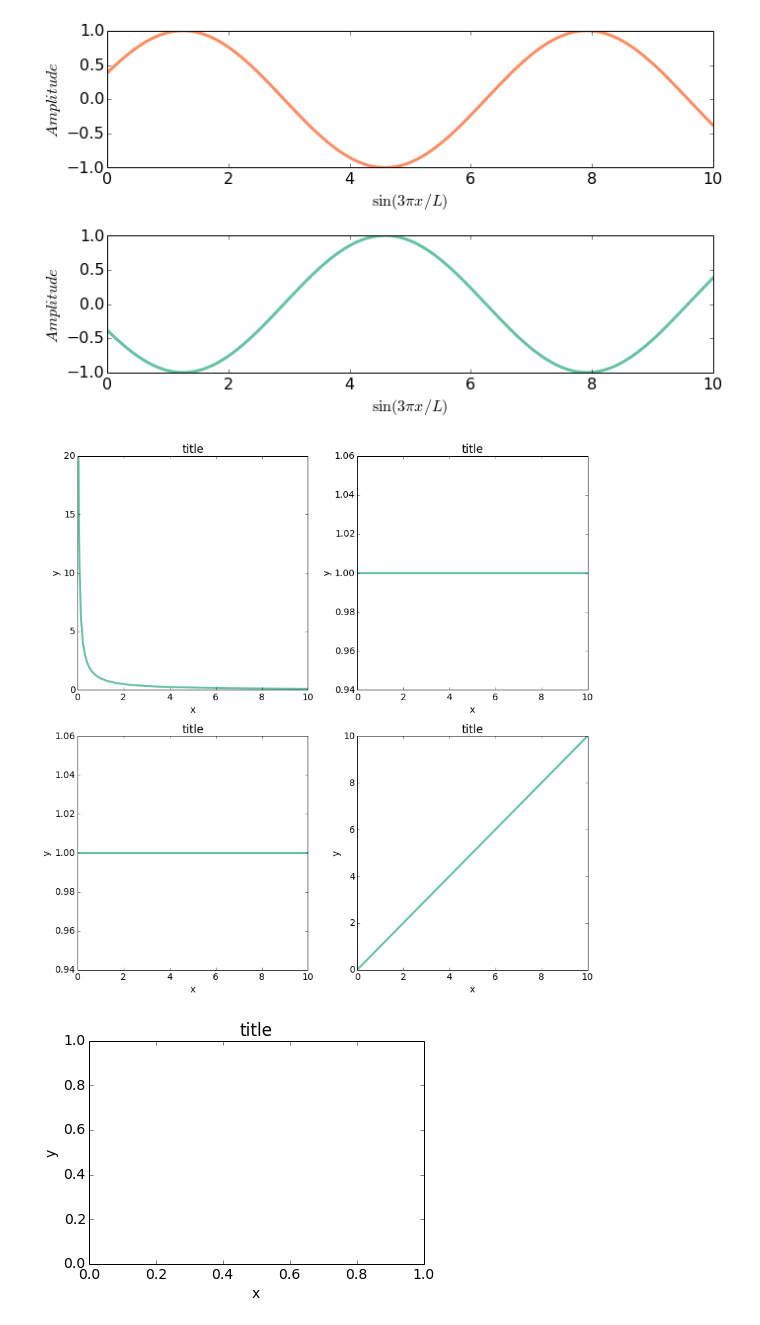
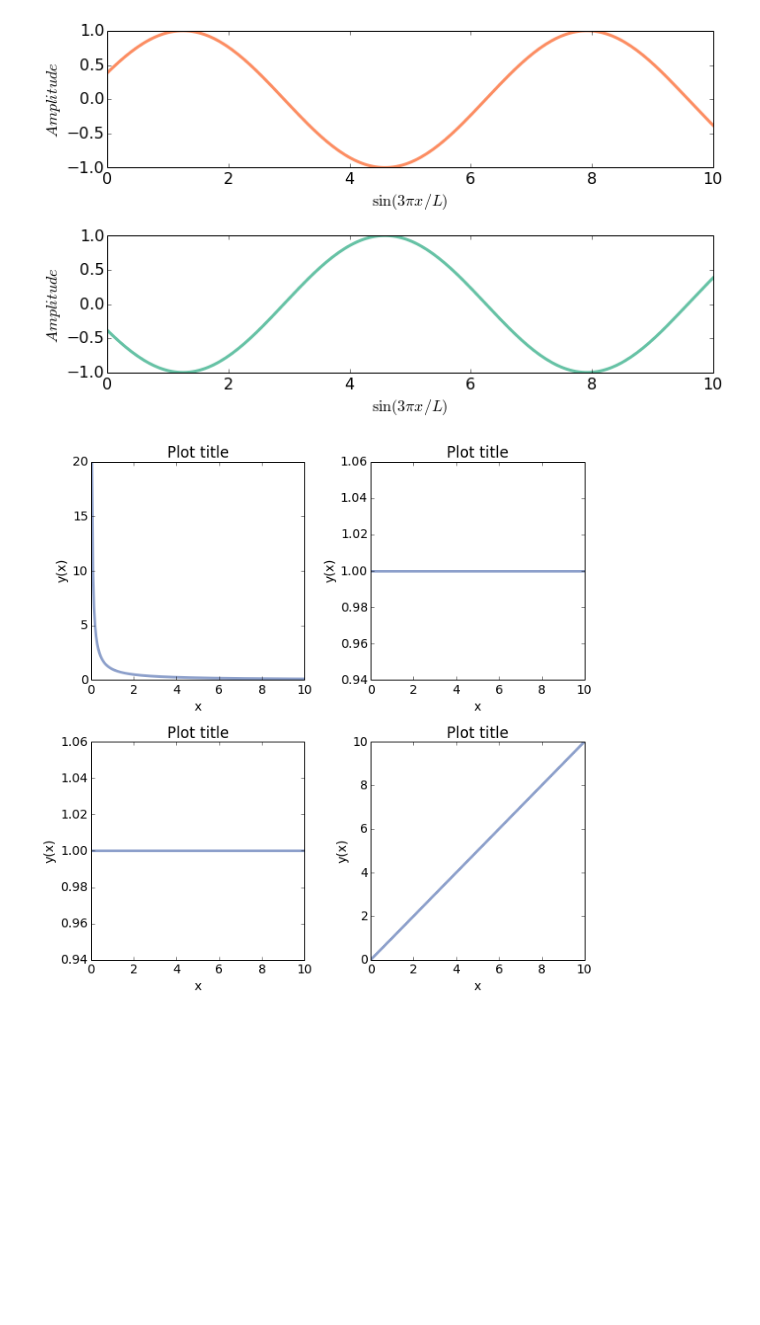
Before and after one commit to HamsterHuey/easyplot, a Jupyter notebook: docs/easyplot_docs.ipynb, the cells around one changed output. Drawn from its saved outputs; the diff is of its cells as text; code cells hidden in the pictures; blank space fills up the shorter version.

```diff
--- a/docs/easyplot_docs.ipynb
+++ b/docs/easyplot_docs.ipynb
@@ -444,12 +471,15 @@ fig.set_tight_layout(True)
 # %% [output]
 [figure]
 # %%
-fig, axes = plt.subplots(figsize=(12,12), nrows=2, ncols=2)
-eplot = EasyPlot(xlabel='x', ylabel='y', title='title', fs=14,
-                 colorcycle=["#66c2a5","#fc8d62","#8da0cb","#e78ac3"], lw=3)
+# Another example
+fig, axes = plt.subplots(figsize=(9,9), nrows=2, ncols=2) # Create fig and axes
+
+# Setup EasyPlot object with common plot parameters
+eplot = EasyPlot(xlabel='x', ylabel='y(x)', title='Plot title', fs=14, lw=3)
+
+# Loop through subplot axes and use eplot template to create new plots
 for (x_ind,y_ind), ax in np.ndenumerate(axes):
-    eplot.new_plot(x, x**(x_ind+y_ind-1), fig=fig, ax=ax)
+    eplot.new_plot(x, x**(x_ind+y_ind-1), fig=fig, ax=ax, c="#8da0cb")
 fig.tight_layout()
 # %% [output]
-[figure, old version]
+[figure, new version]
-[figure, removed]
```
Also changed, not shown: parts of 26 cells of this notebook, 30 other files.
